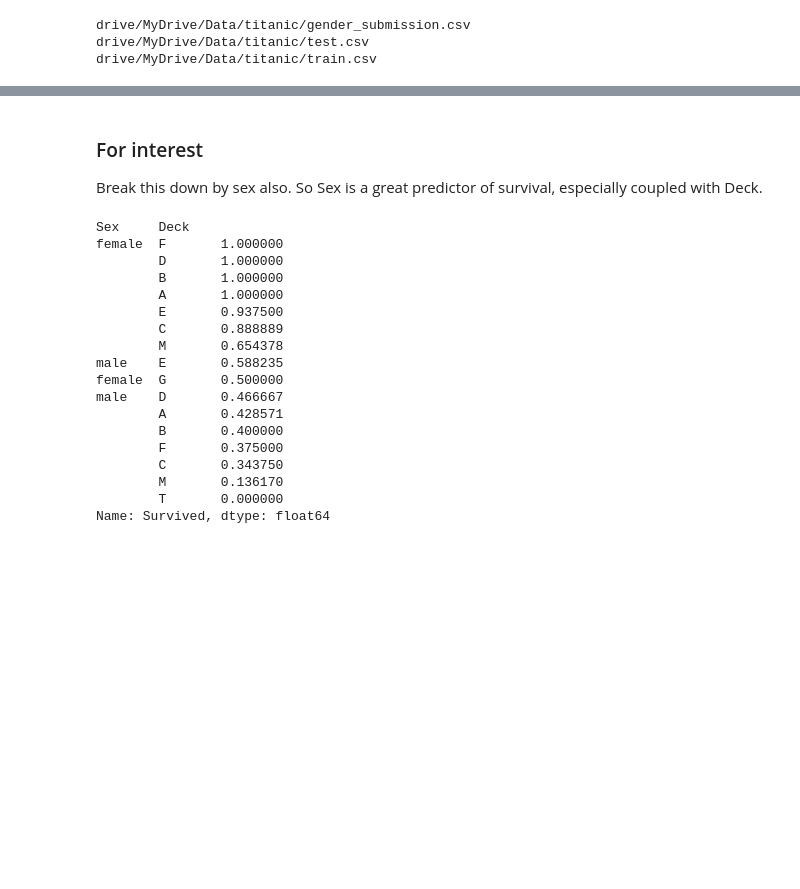
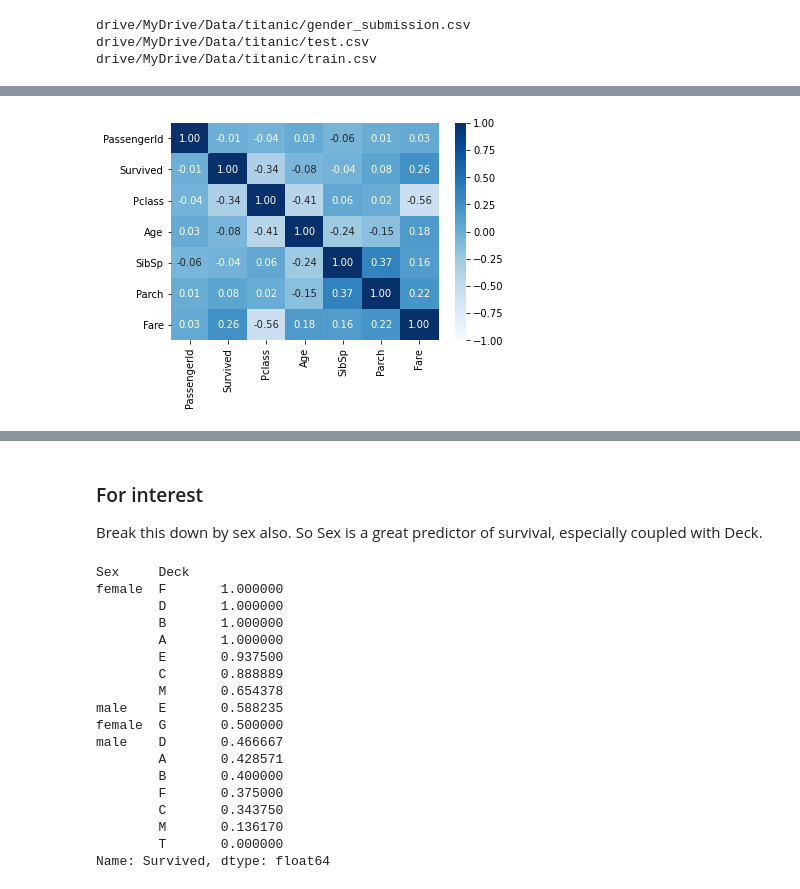
Before and after one commit to adin786/ad-titanic, a Jupyter notebook: titanic.ipynb, the cells around one changed output, grey strips where cells are left out. Cells and saved outputs as stored; diff of their text form; code cells hidden in the pictures; blank space fills up the shorter version.

```diff
--- a/titanic.ipynb
+++ b/titanic.ipynb
@@ -427,0 +160,8 @@ plt.show()
+# %%
+# Visualise the correlation values - Light and dark colours are most correlated
+corr_mat = df.corr()
+mask = np.zeros_like(corr_mat)
+mask[np.triu_indices_from(mask)] = True
+sns.heatmap(corr_mat,vmax=1,vmin=-1,annot=True, fmt=".2f",cmap='Blues');
+# %% [output]
+[figure, added]
```
Also changed, not shown: parts of 159 cells of this notebook.
